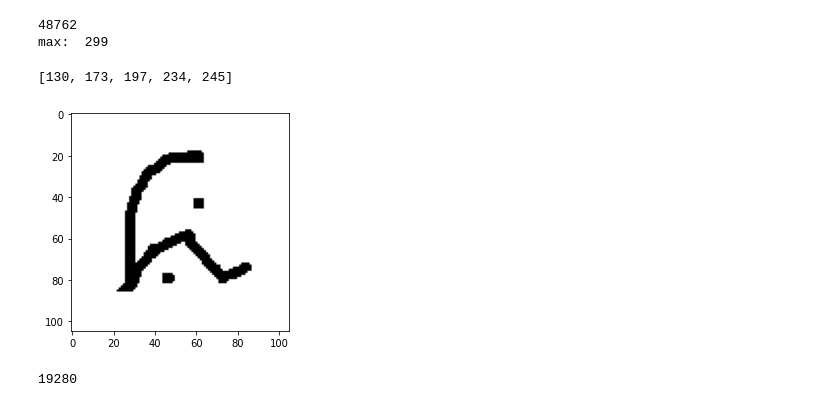
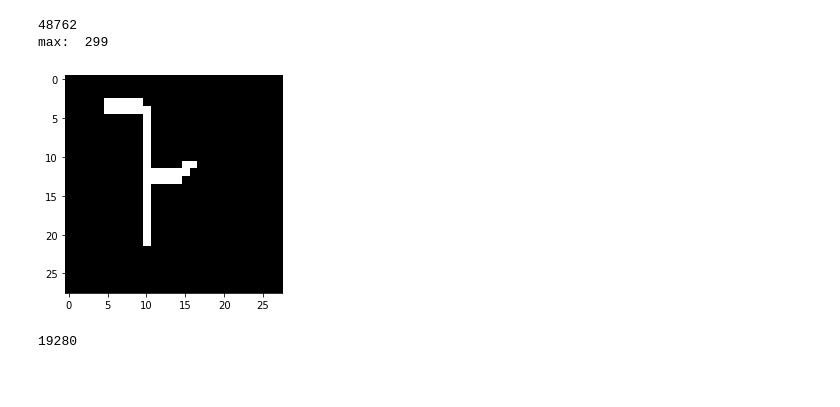
Before and after one commit to SomTambe/omniglot-bcs, a Jupyter notebook: one_hot.ipynb, the cells around one changed output. Drawn from its saved outputs; the diff is of its cells as text; code cells hidden in the pictures; blank space fills up the shorter version.

```diff
--- a/one_hot.ipynb
+++ b/one_hot.ipynb
@@ -128,11 +128,18 @@ class OneHotDataset(IterableDataset):
     Returns:
         (Tensor) : One-hot encoded vector of length 300. (image,target)
     """
-    def __init__(self,data,images,labels,oh_len):
+    def __init__(self,data,images,labels,oh_len,transform=None):
         self.data=data
         self.images=images
         self.labels=labels
         self.oh_len=oh_len
+        self.transform=transform
+
+    def _apply_transform(self,x):
+        if self.transform is not None:
+            return self.transform(x)
+        else :
+            return x
 
     def stream(self):
         # spline_prims[lang][char][inst][0][primitive]
@@ -152,7 +159,11 @@ class OneHotDataset(IterableDataset):
                         count+=1
                     # yield [image,vector]
                     img=self.images[lang][i][0]['image'][j][0]
-                    yield [torch.tensor(img).unsqueeze(0).float(),torch.tensor(vector).float()]
+                    img=self._apply_transform(img)
+                    img=img.float()
+
+                    vector=torch.tensor(vector).float()
+                    yield [img,vector]
 
     def __len__(self):
         return int(19280) # Literally meaningless, hardcoded
@@ -180,22 +191,26 @@ def which_cluster(vector):
         idx+=1
     return which
 # %%
-dataset=OneHotDataset(data=spline_prims,images=images,labels=labels,oh_len=300)
+transform=transforms.Compose([
+                              transforms.ToPILImage(),
+                              transforms.Resize((28,28)),
+                              transforms.ToTensor(),
+])
+dataset=OneHotDataset(data=spline_prims,images=images,labels=labels,oh_len=300,transform=transform)
 data_loader=DataLoader(dataset,batch_size=1)
 # %%
-plot=96
+plot=12844
 for k,i in enumerate(data_loader):
-#     print(i[0].shape,i[1].shape)
+    # print(i[0].shape,i[1].shape)
     if plot==k:
-        print(which_cluster(i[1]))
-        plt.imshow(i[0].squeeze().detach().cpu().numpy(),cmap='gray')
+        # print(which_cluster(i[1]))
+        plt.imshow(i[0].squeeze().detach().cpu().numpy(),cmap='gray_r')
         break
 #     print(type(i[0]),type(i[1]))
 #     print(which_cluster(i[1]))
 plt.show()
 # %% [output]
-[130, 173, 197, 234, 245]
-[figure, old version]
+[figure, new version]
 # %%
 len(data_loader)
 # %% [output]
```
Also changed, not shown: parts of 7 cells of this notebook.
